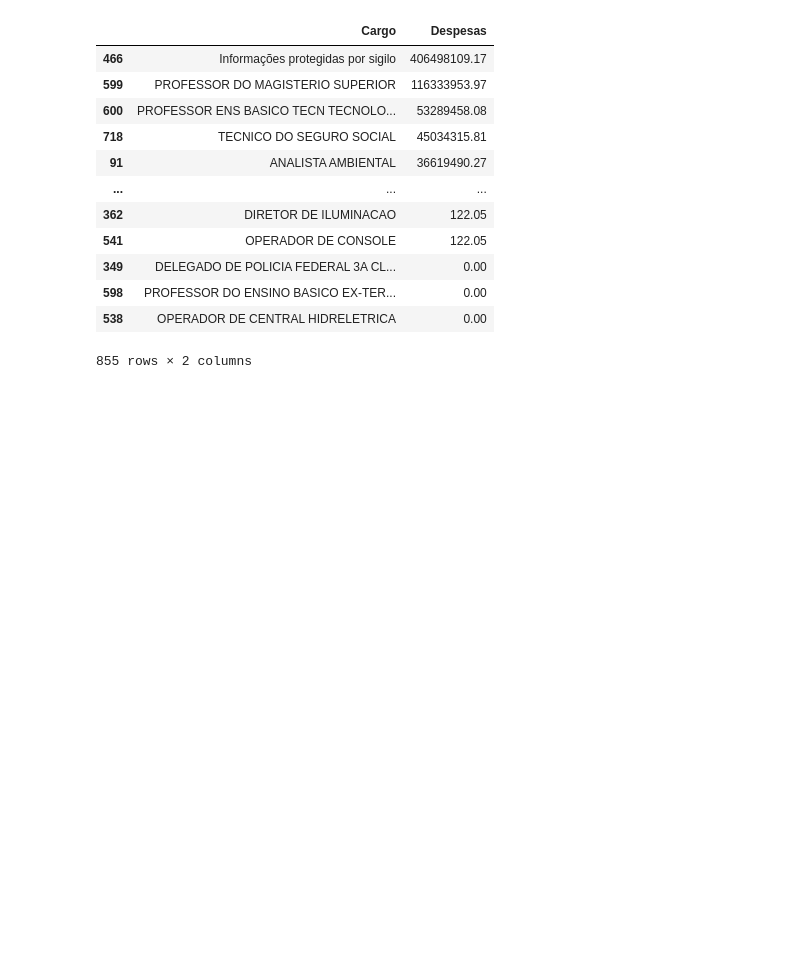
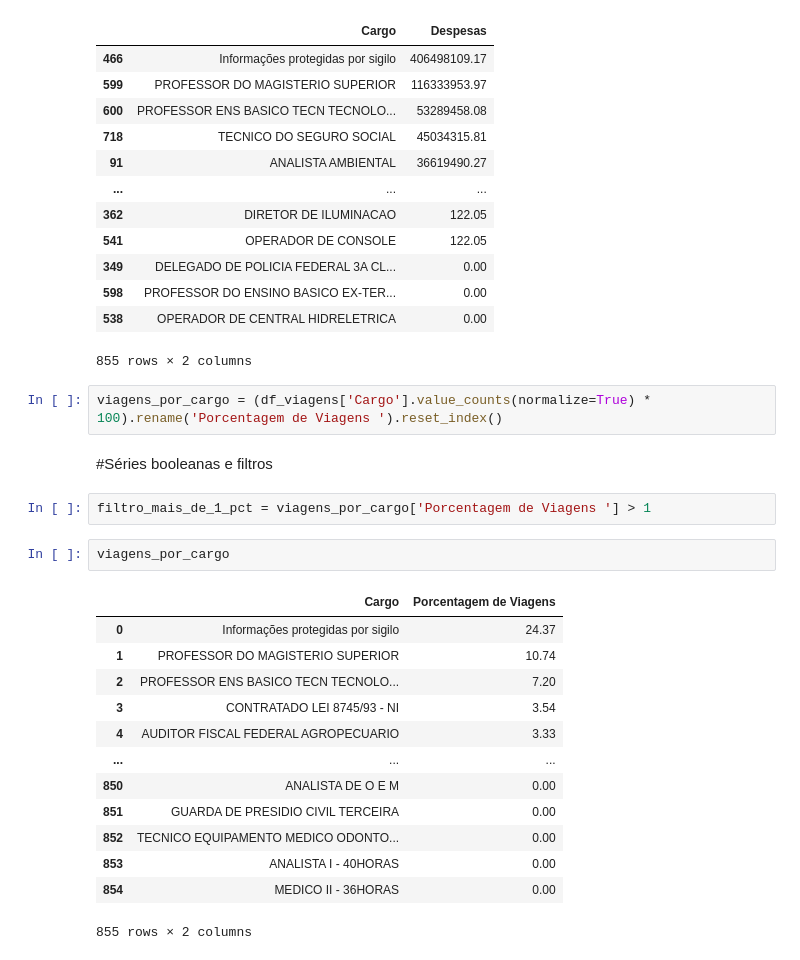
Before and after one commit to Murilo11/Analise-de-Dados-Portal-de-Transparencia, a Jupyter notebook: Analise_De_Dados_do_Portal_da_Transparencia.ipynb, the cells around one changed output. Saved outputs shown, nothing was run; the diff lists cells and outputs as text; blank space fills up the shorter version.

```diff
--- a/Analise_De_Dados_do_Portal_da_Transparencia.ipynb
+++ b/Analise_De_Dados_do_Portal_da_Transparencia.ipynb
@@ -252,3 +252,25 @@ df_viagens.groupby('Cargo')['Despesas'].sum().reset_index().sort_values(by='Desp
 | 598 | PROFESSOR DO ENSINO BASICO EX-TER... | 0.00 |
 | 538 | OPERADOR DE CENTRAL HIDRELETRICA | 0.00 |
 855 rows × 2 columns
+# %%
+viagens_por_cargo = (df_viagens['Cargo'].value_counts(normalize=True) * 100).rename('Porcentagem de Viagens ').reset_index()
+# %% [markdown]
+#Séries booleanas e filtros
+# %%
+filtro_mais_de_1_pct = viagens_por_cargo['Porcentagem de Viagens '] > 1
+# %%
+viagens_por_cargo
+# %% [output]
+|  | Cargo | Porcentagem de Viagens |
+| 0 | Informações protegidas por sigilo | 24.37 |
+| 1 | PROFESSOR DO MAGISTERIO SUPERIOR | 10.74 |
+| 2 | PROFESSOR ENS BASICO TECN TECNOLO... | 7.20 |
+| 3 | CONTRATADO LEI 8745/93 - NI | 3.54 |
+| 4 | AUDITOR FISCAL FEDERAL AGROPECUARIO | 3.33 |
+| ... | ... | ... |
+| 850 | ANALISTA DE O E M | 0.00 |
+| 851 | GUARDA DE PRESIDIO CIVIL TERCEIRA | 0.00 |
+| 852 | TECNICO EQUIPAMENTO MEDICO ODONTO... | 0.00 |
+| 853 | ANALISTA I - 40HORAS | 0.00 |
+| 854 | MEDICO II - 36HORAS | 0.00 |
+855 rows × 2 columns
```
Also changed, not shown: parts of 13 cells of this notebook.
